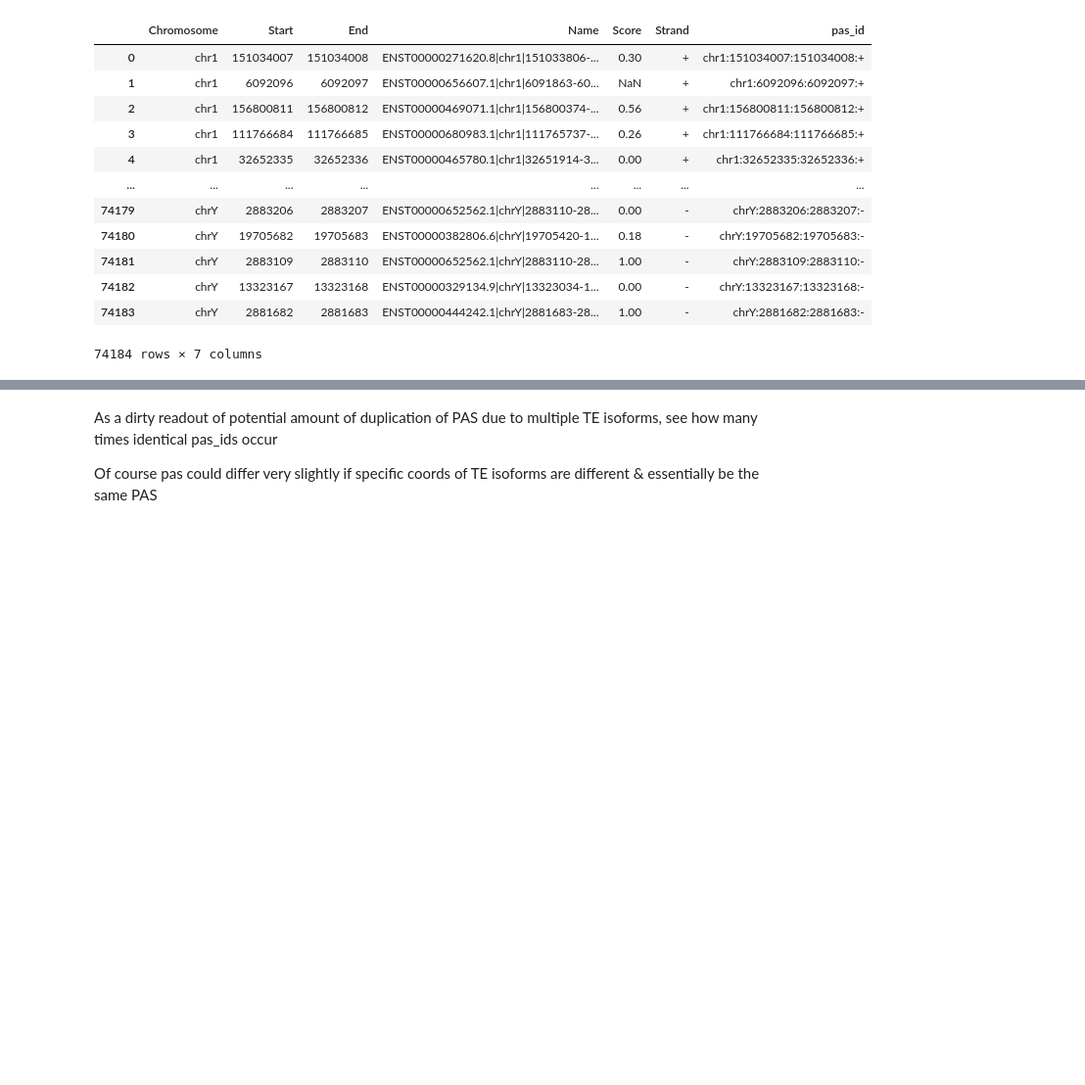
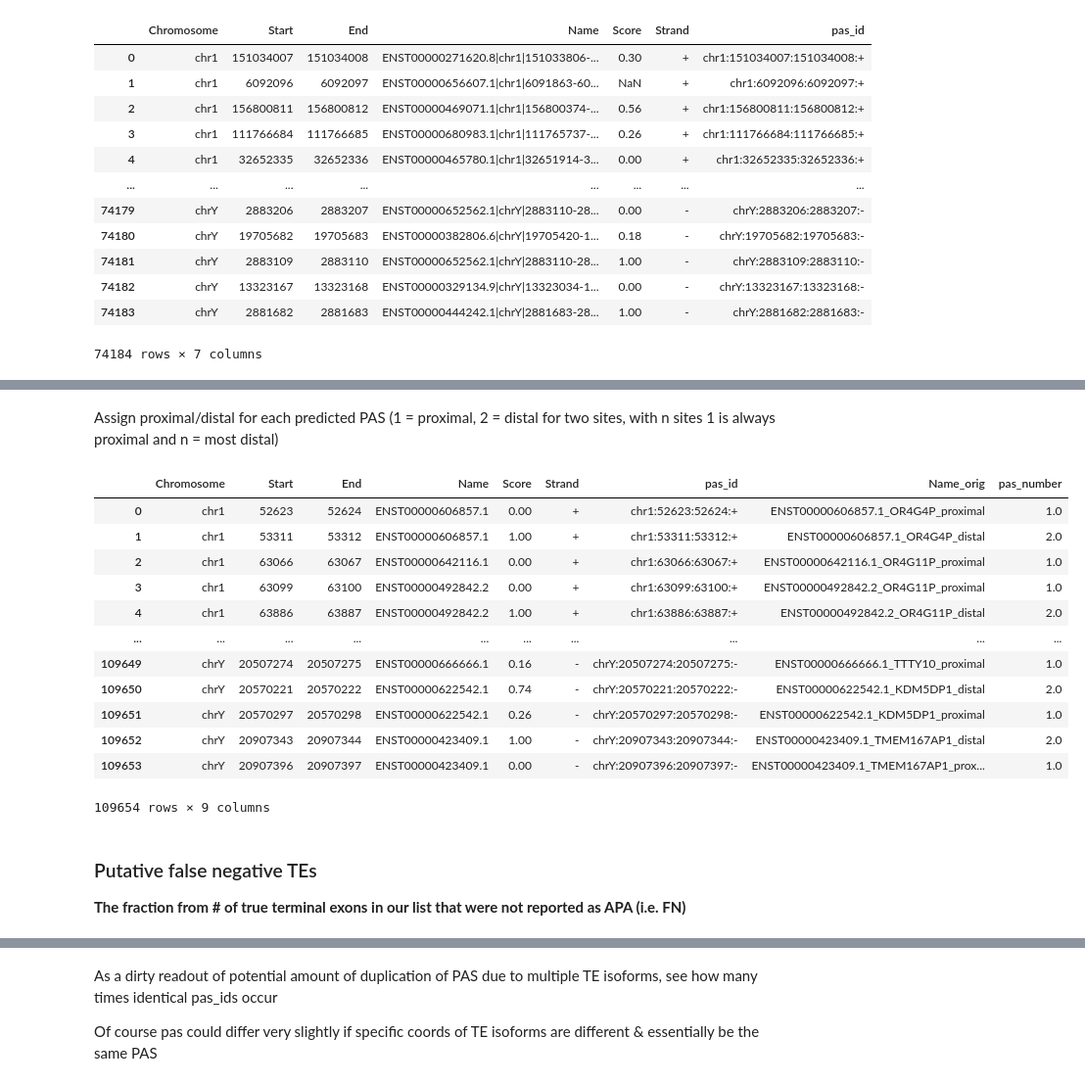
Before and after one commit to iRNA-COSI/APAeval, a Jupyter notebook: summary_workflows/relative_quantification/poc/relative_quant_poc.ipynb, the cells around one changed output, grey strips where cells are left out. Shown at 98% size. Drawn from its saved outputs; the diff is of its cells as text; code cells hidden in the pictures; blank space fills up the shorter version.

```diff
--- a/summary_workflows/relative_quantification/poc/relative_quant_poc.ipynb
+++ b/summary_workflows/relative_quantification/poc/relative_quant_poc.ipynb
@@ -859,0 +915,7 @@ pred_mayr_cd5_dapars
+# %%
+pred_mayr_cd5_dapars2.Name_orig = pred_mayr_cd5_dapars2.Name
+pred_mayr_cd5_dapars2 = pred_mayr_cd5_dapars2.assign("Name",
+                                                     lambda df: df["Name"].str.split("_", expand=True)[0]
+                                                    )
+
+pred_mayr_cd5_dapars2
@@ -859,0 +936,34 @@ pred_mayr_cd5_dapars
+# %% [markdown]
+Assign proximal/distal for each predicted PAS (1 = proximal, 2 = distal for two sites, with n sites 1 is always proximal and n = most distal)
+# %%
+pred_mayr_cd5_dapars2 = add_region_number(pred_mayr_cd5_dapars2.assign("Feature",
+                                              lambda df: pd.Series(["pas"]*len(df.index))),
+                  out_col="pas_number",
+                  id_col="Name",
+                  feature_key="pas").drop("Feature")
+
+pred_mayr_cd5_dapars = add_region_number(pred_mayr_cd5_dapars.assign("Feature",
+                                              lambda df: pd.Series(["pas"]*len(df.index))),
+                  out_col="pas_number",
+                  id_col="Name",
+                  feature_key="pas").drop("Feature")
+
+pred_mayr_cd5_dapars2
+# %% [output]
+|  | Chromosome | Start | End | Name | Score | Strand | pas_id | Name_orig | pas_number |
+| 0 | chr1 | 52623 | 52624 | ENST00000606857.1 | 0.00 | + | chr1:52623:52624:+ | ENST00000606857.1_OR4G4P_proximal | 1.0 |
+| 1 | chr1 | 53311 | 53312 | ENST00000606857.1 | 1.00 | + | chr1:53311:53312:+ | ENST00000606857.1_OR4G4P_distal | 2.0 |
+| 2 | chr1 | 63066 | 63067 | ENST00000642116.1 | 0.00 | + | chr1:63066:63067:+ | ENST00000642116.1_OR4G11P_proximal | 1.0 |
+| 3 | chr1 | 63099 | 63100 | ENST00000492842.2 | 0.00 | + | chr1:63099:63100:+ | ENST00000492842.2_OR4G11P_proximal | 1.0 |
+| 4 | chr1 | 63886 | 63887 | ENST00000492842.2 | 1.00 | + | chr1:63886:63887:+ | ENST00000492842.2_OR4G11P_distal | 2.0 |
+| ... | ... | ... | ... | ... | ... | ... | ... | ... | ... |
+| 109649 | chrY | 20507274 | 20507275 | ENST00000666666.1 | 0.16 | - | chrY:20507274:20507275:- | ENST00000666666.1_TTTY10_proximal | 1.0 |
+| 109650 | chrY | 20570221 | 20570222 | ENST00000622542.1 | 0.74 | - | chrY:20570221:20570222:- | ENST00000622542.1_KDM5DP1_distal | 2.0 |
+| 109651 | chrY | 20570297 | 20570298 | ENST00000622542.1 | 0.26 | - | chrY:20570297:20570298:- | ENST00000622542.1_KDM5DP1_proximal | 1.0 |
+| 109652 | chrY | 20907343 | 20907344 | ENST00000423409.1 | 1.00 | - | chrY:20907343:20907344:- | ENST00000423409.1_TMEM167AP1_distal | 2.0 |
+| 109653 | chrY | 20907396 | 20907397 | ENST00000423409.1 | 0.00 | - | chrY:20907396:20907397:- | ENST00000423409.1_TMEM167AP1_prox... | 1.0 |
+109654 rows × 9 columns
+# %% [markdown]
+### Putative false negative TEs
+
+**The fraction from # of true terminal exons in our list that were not reported as APA (i.e. FN)**
```
Also changed, not shown: parts of 28 cells of this notebook.
